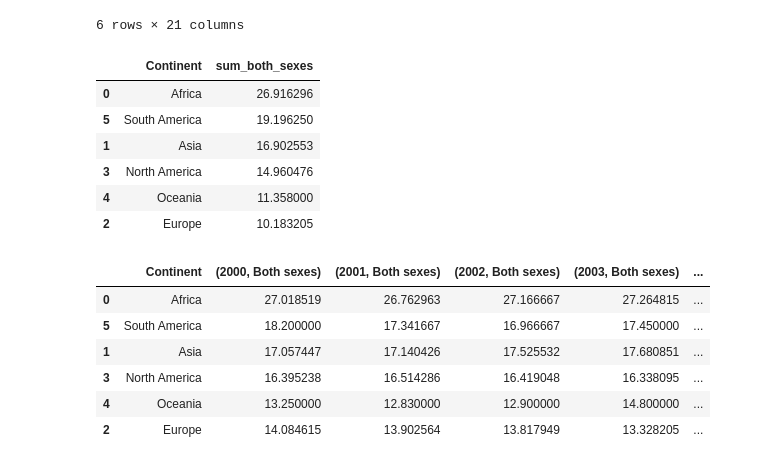
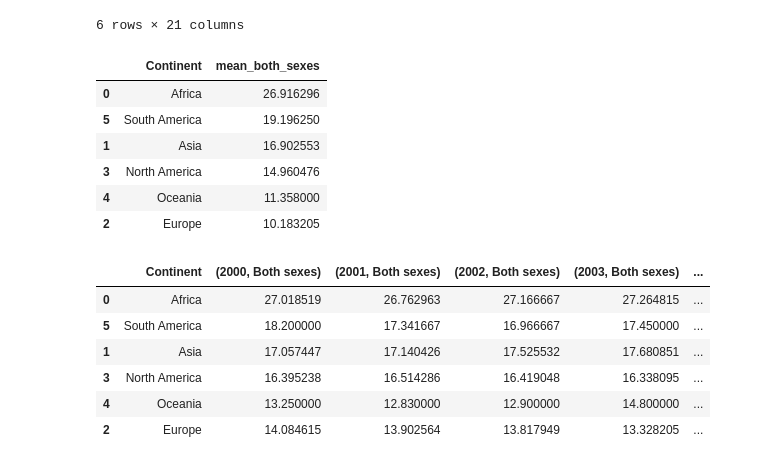
Before and after one commit to khanhst0209/DV_Midterm, a Jupyter notebook: analysis.ipynb, the cells around one changed output. Saved outputs shown, nothing was run; the diff lists cells and outputs as text; code cells hidden in the pictures.

```diff
--- a/analysis.ipynb
+++ b/analysis.ipynb
@@ -57,13 +57,13 @@ df_sorted
 both_sexes_cols = [(str(year).strip(), "Both sexes") for year in range(2000, 2020) if (str(year).strip(), "Both sexes") in df.columns]
 
 # Group by continent and calculate it for each year
-df_sum_continent = df_sorted.groupby(("continent_list", "Continent"))[both_sexes_cols].mean()
+df_mean_continent = df_sorted.groupby(("continent_list", "Continent"))[both_sexes_cols].mean()
 
-both_sexes_cols = [col for col in df_sum_continent.columns if col[1] == "Both sexes"]
+both_sexes_cols = [col for col in df_mean_continent.columns if col[1] == "Both sexes"]
 # %%
-df_sum_continent["sum_both_sexes"] = df_sum_continent[both_sexes_cols].mean(axis=1)
+df_mean_continent["mean_both_sexes"] = df_mean_continent[both_sexes_cols].mean(axis=1)
 
-df_sum_continent
+df_mean_continent
 # %% [output]
 |  | 2000 | 2001 | 2002 | 2003 | 2004 | 2005 | 2006 | ... |
 |  | Both sexes | Both sexes | Both sexes | Both sexes | Both sexes | Both sexes | Both sexes | ... |
@@ -76,13 +76,13 @@ df_sum_continent
 | South America | 18.200000 | 17.341667 | 16.966667 | 17.450000 | 18.758333 | 18.858333 | 20.583333 | ... |
 6 rows × 21 columns
 # %%
-df_both_sexes = df_sum_continent.reset_index()
-df_both_sexes.columns = ["Continent" if col == ("continent_list", "Continent") else "sum_both_sexes" if col == ("sum_both_sexes", "") else col for col in df_both_sexes.columns]
-df_both_sexes.sort_values(by="sum_both_sexes", ascending=False, inplace=True)
-total_both_sexes = df_both_sexes[["Continent", "sum_both_sexes"]]
+df_both_sexes = df_mean_continent.reset_index()
+df_both_sexes.columns = ["Continent" if col == ("continent_list", "Continent") else "mean_both_sexes" if col == ("mean_both_sexes", "") else col for col in df_both_sexes.columns]
+df_both_sexes.sort_values(by="mean_both_sexes", ascending=False, inplace=True)
+total_both_sexes = df_both_sexes[["Continent", "mean_both_sexes"]]
 total_both_sexes
 # %% [output]
-|  | Continent | sum_both_sexes |
+|  | Continent | mean_both_sexes |
 | 0 | Africa | 26.916296 |
 | 5 | South America | 19.196250 |
 | 1 | Asia | 16.902553 |
```
Also changed, not shown: parts of 21 cells of this notebook.
